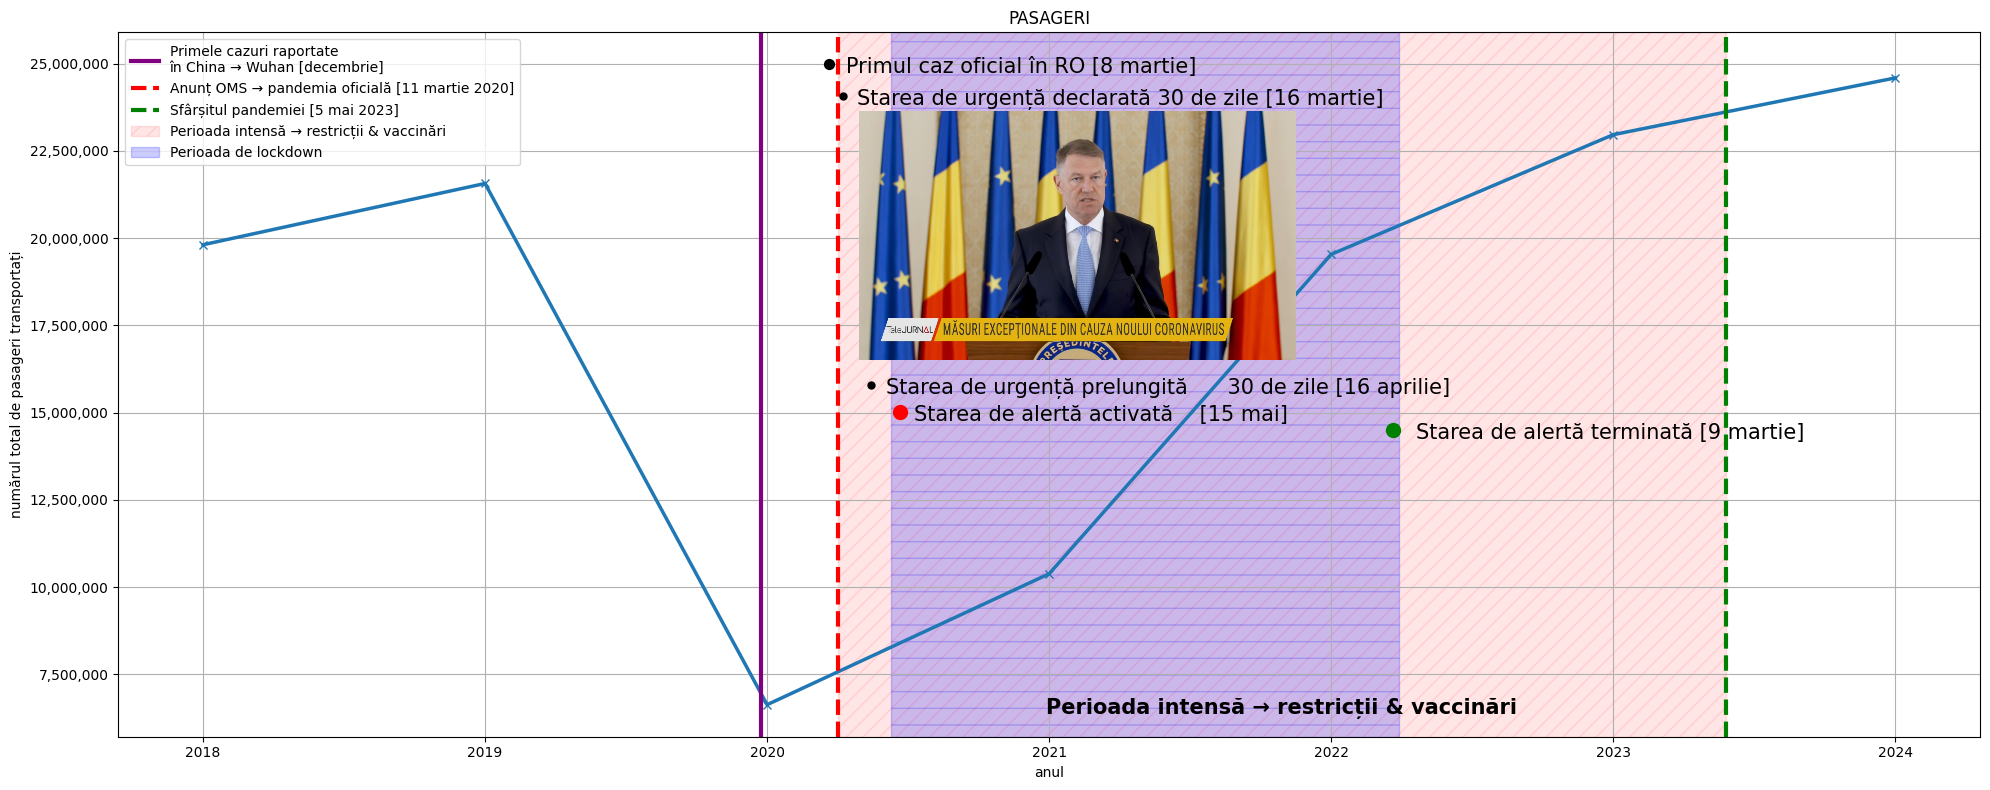
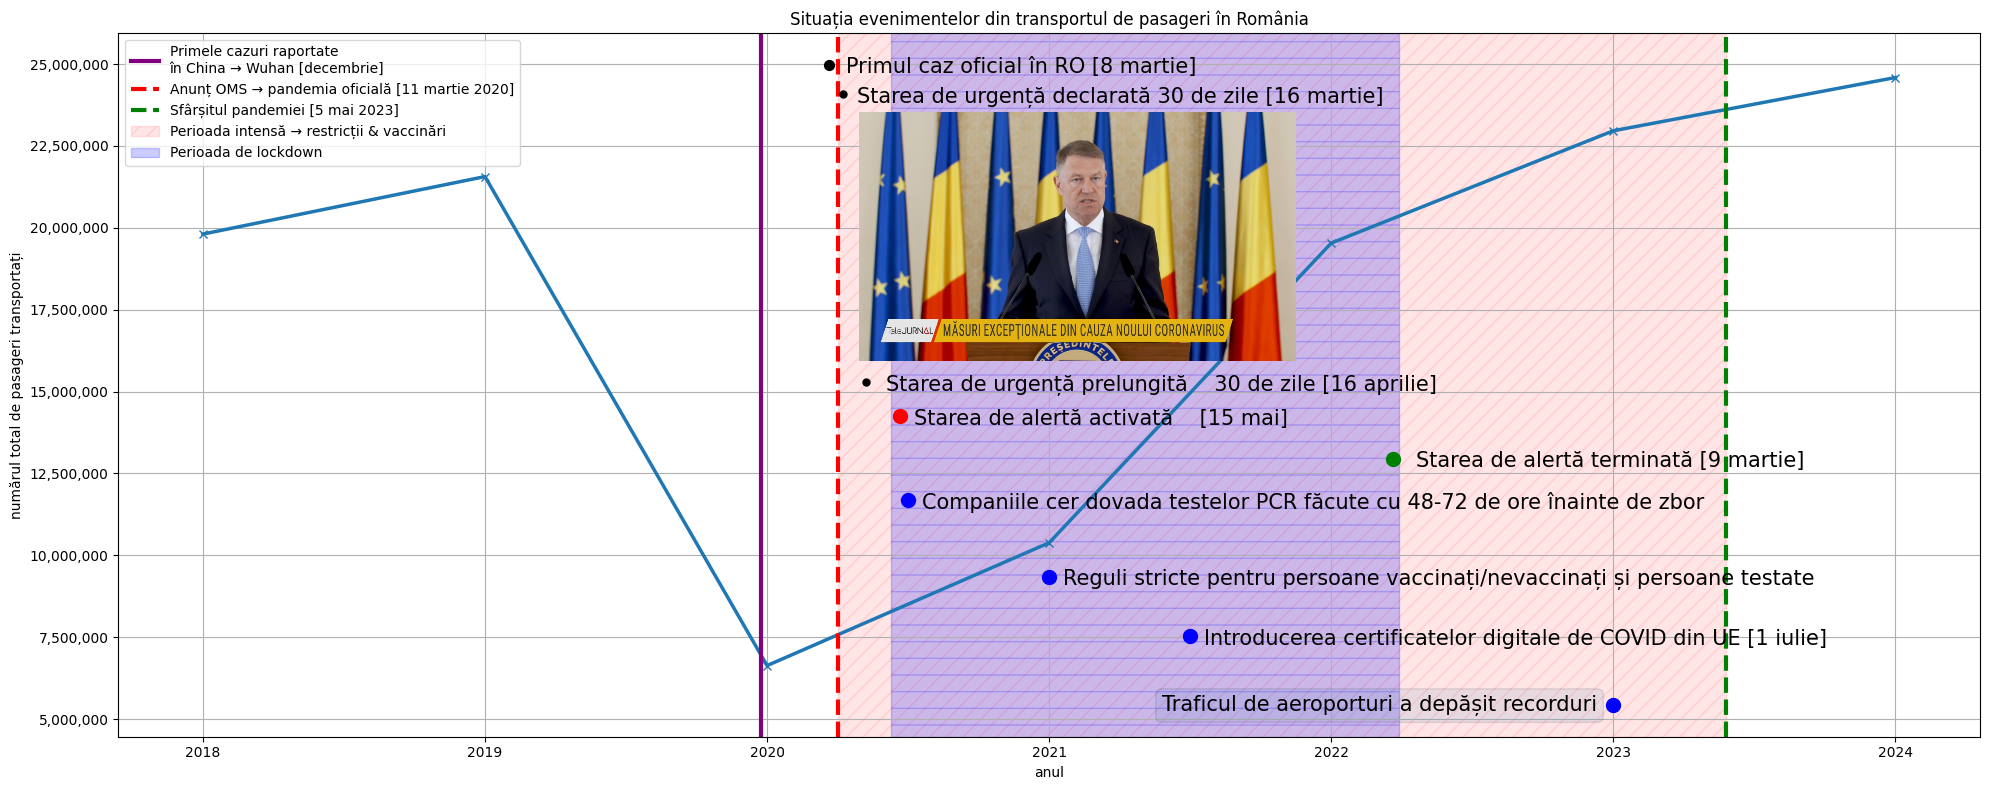
Unified diff of the notebook cell whose output changed from the first chart to the second:
--- before
+++ after
@@ -22,5 +22,5 @@
 plt.plot(an, valoare, marker = 'x', linewidth = 2.5)
 
-pozitie = AnnotationBbox(imagineCutie, (3.1, valoare.mean() * 1.12), frameon = False)
+pozitie = AnnotationBbox(imagineCutie, (3.1, valoare.mean() * 1.1), frameon = False)
 plt.gca().add_artist(pozitie)
 
@@ -40,5 +40,4 @@
 # perioada de vaccinari
 plt.axvspan(2.25, 5.4, alpha = 0.1, color = 'red', hatch = '//', label = 'Perioada intensă → restricții & vaccinări')
-plt.text(3.825, plt.ylim()[1] * 0.25, 'Perioada intensă → restricții & vaccinări', ha = 'center', color = 'black', fontsize = 15, fontweight = 'bold')
 
 # perioada de lockdown
@@ -54,22 +53,38 @@
 
 # stare urgenta prelungita
-plt.scatter(2.37, plt.ylim()[1] * 0.61, color = 'black', s = 25, zorder = 5)
-plt.text(2.42, plt.ylim()[1] * 0.60, 'Starea de urgență prelungită      30 de zile [16 aprilie]', color = 'black', fontsize = 15)
+plt.scatter(2.35, plt.ylim()[1] * 0.59, color = 'black', s = 25, zorder = 5)
+plt.text(2.42, plt.ylim()[1] * 0.58, 'Starea de urgență prelungită    30 de zile [16 aprilie]', color = 'black', fontsize = 15)
 
 # stare urgenta ACTIVATĂ
-plt.scatter(2.47, plt.ylim()[1] * 0.58, color = 'red', s = 100, zorder = 5)
-plt.text(2.52, plt.ylim()[1] * 0.57, 'Starea de alertă activată    [15 mai]', color = 'black', fontsize = 15)
+plt.scatter(2.47, plt.ylim()[1] * 0.55, color = 'red', s = 100, zorder = 5)
+plt.text(2.52, plt.ylim()[1] * 0.54, 'Starea de alertă activată    [15 mai]', color = 'black', fontsize = 15)
 
 # stare alerta terminata
-plt.scatter(4.22, plt.ylim()[1] * 0.56, color = 'green', s = 100, zorder = 5)
-plt.text(4.3, plt.ylim()[1] * 0.55, 'Starea de alertă terminată [9 martie]', color = 'black', fontsize = 15)
+plt.scatter(4.22, plt.ylim()[1] * 0.5, color = 'green', s = 100, zorder = 5)
+plt.text(4.3, plt.ylim()[1] * 0.49, 'Starea de alertă terminată [9 martie]', color = 'black', fontsize = 15)
 
-# primele zboruri
+# record Romania
+# https://www.romania-insider.com/traffic-romanian-airports-july-2024
+plt.scatter(5, plt.ylim()[1] * 0.21, color = 'blue', s = 100, zorder = 5)
+plt.text(3.4, plt.ylim()[1] * 0.202, 'Traficul de aeroporturi a depășit recorduri', color = 'black', fontsize = 15, bbox=dict(boxstyle='round', alpha = 0.1))
 
-plt.legend(markerscale=40, handlelength=2)
+# teste PCR
+plt.scatter(2.5, plt.ylim()[1] * 0.45, color = 'blue', s = 100, zorder = 5)
+plt.text(2.55, plt.ylim()[1] * 0.44, 'Companiile cer dovada testelor PCR făcute cu 48-72 de ore înainte de zbor', color = 'black', fontsize = 15)
+
+# reguli stricte
+plt.scatter(3, plt.ylim()[1] * 0.36, color = 'blue', s = 100, zorder = 5)
+plt.text(3.05, plt.ylim()[1] * 0.35, 'Reguli stricte pentru persoane vaccinați/nevaccinați și persoane testate', color = 'black', fontsize = 15)
+
+# certificate digitale UE
+
+plt.scatter(3.5, plt.ylim()[1] * 0.29, color = 'blue', s = 100, zorder = 5)
+plt.text(3.55, plt.ylim()[1] * 0.28, 'Introducerea certificatelor digitale de COVID din UE [1 iulie]', color = 'black', fontsize = 15)
+
 # modificare 1e7 in 10 milioane
 plt.gca().yaxis.set_major_formatter(plt.FuncFormatter(lambda x, _: f'{int(x):,}'))
 
-plt.title('PASAGERI')
+plt.legend(markerscale=40, handlelength=2)
+plt.title('Situația evenimentelor din transportul de pasageri în România')
 plt.tight_layout()
 plt.show()

Commit: Created using Colab